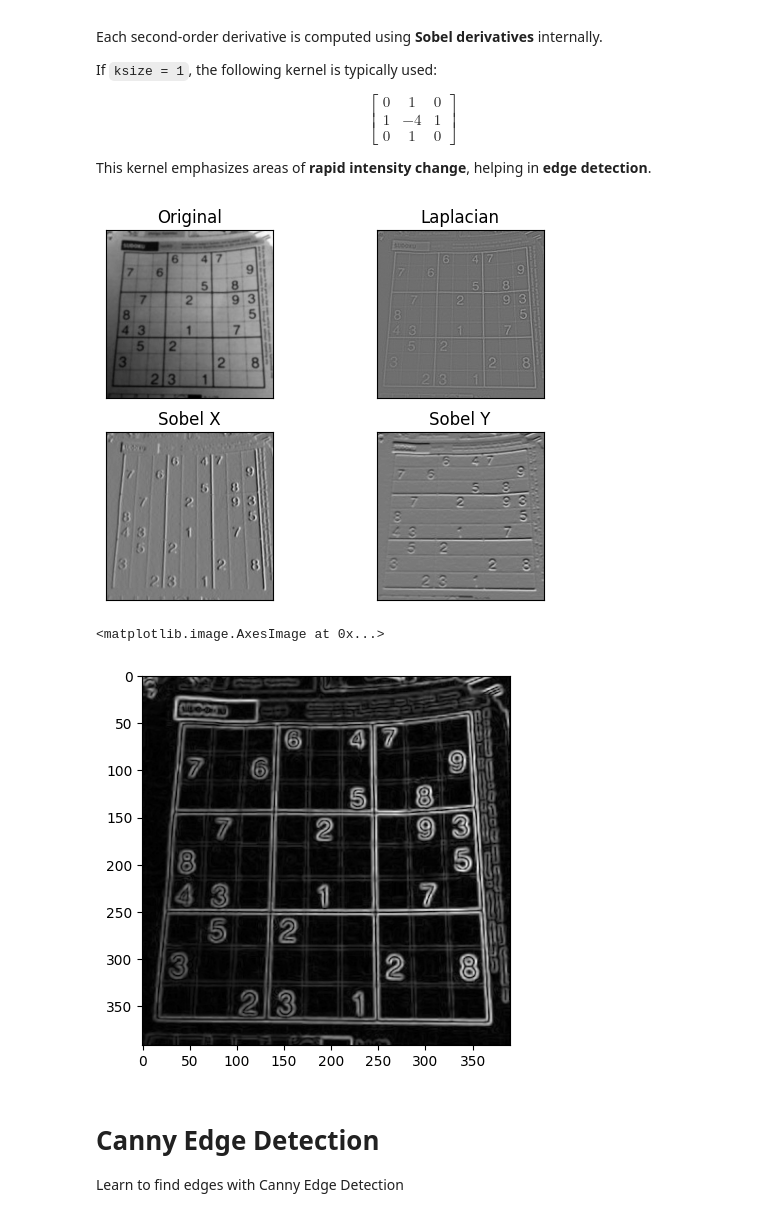
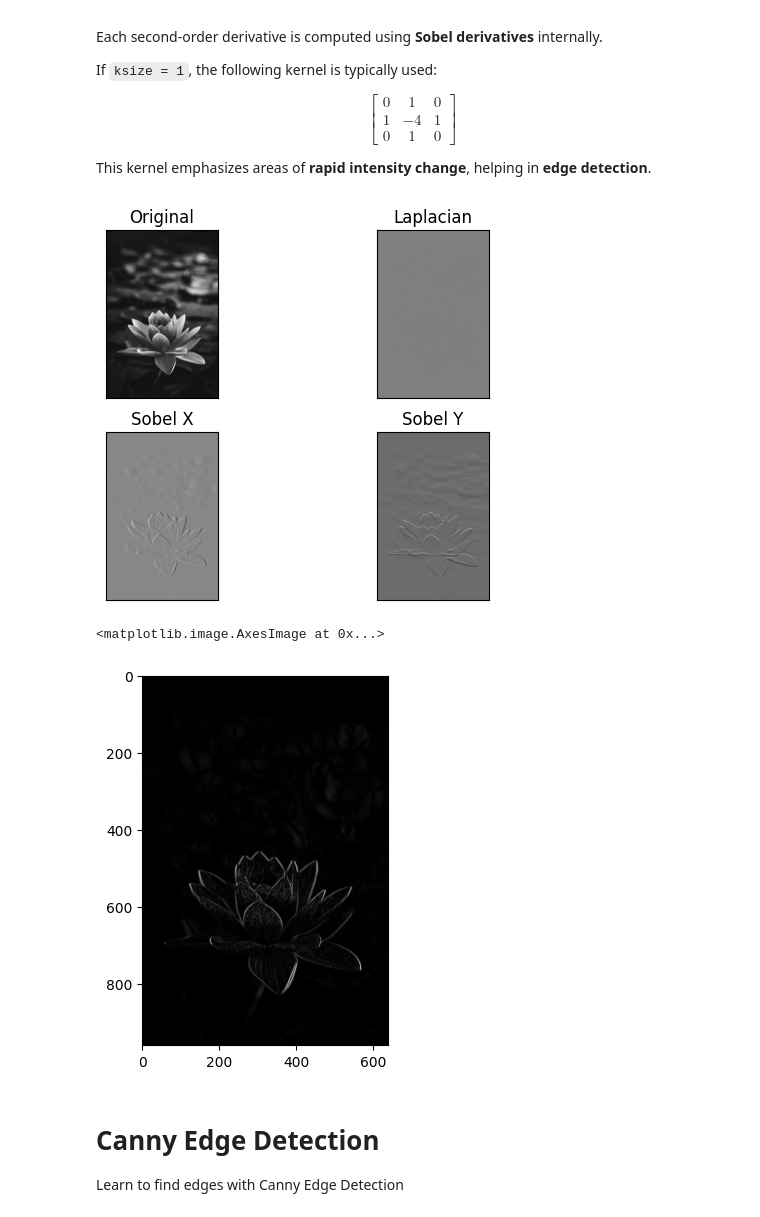
Before and after one commit to Limahcode/AI_ACCELERATOR_CV_COHORT2, a Jupyter notebook: day3/Image_Processing(Day_3).ipynb, the cells around one changed output. Drawn from its saved outputs; the diff is of its cells as text; code cells hidden in the pictures.

```diff
--- a/day3/Image_Processing(Day_3).ipynb
+++ b/day3/Image_Processing(Day_3).ipynb
@@ -272,33 +272,33 @@ This kernel emphasizes areas of **rapid intensity change**, helping in **edge de
 # %%
 import numpy as np
 import cv2 as cv
 from matplotlib import pyplot as plt
 
-img = cv.imread('images/sudoku.png', cv.IMREAD_GRAYSCALE)
+img = cv.imread('images/flower1.jpg', cv.IMREAD_GRAYSCALE)
 assert img is not None, "file could not be read, check with os.path.exists()"
 
 laplacian = cv.Laplacian(img,cv.CV_64F)
-sobelx = cv.Sobel(img,cv.CV_64F,1,0,ksize=3)
+sobelx = cv.Sobel(img,cv.CV_64F,1,0,ksize=5)
 sobely = cv.Sobel(img,cv.CV_64F,0,1,ksize=3)
 
 plt.subplot(2,2,1),plt.imshow(img,cmap = 'gray')
 plt.title('Original'), plt.xticks([]), plt.yticks([])
 plt.subplot(2,2,2),plt.imshow(laplacian,cmap = 'gray')
 plt.title('Laplacian'), plt.xticks([]), plt.yticks([])
 plt.subplot(2,2,3),plt.imshow(sobelx,cmap = 'gray')
 plt.title('Sobel X'), plt.xticks([]), plt.yticks([])
 plt.subplot(2,2,4),plt.imshow(sobely,cmap = 'gray')
 plt.title('Sobel Y'), plt.xticks([]), plt.yticks([])
 
 plt.show()
 # %% [output]
-[figure, old version]
+[figure, new version]
 # %%
 sobel_magnitude = cv.magnitude(sobelx,sobely)
 plt.imshow(sobel_magnitude,cmap = 'gray')
 # %% [output]
 <matplotlib.image.AxesImage at 0x...>
-[figure, old version]
+[figure, new version]
 # %% [markdown]
 # Canny Edge Detection
 
```
Also changed, not shown: parts of 1 cell of this notebook, 6 other files.
